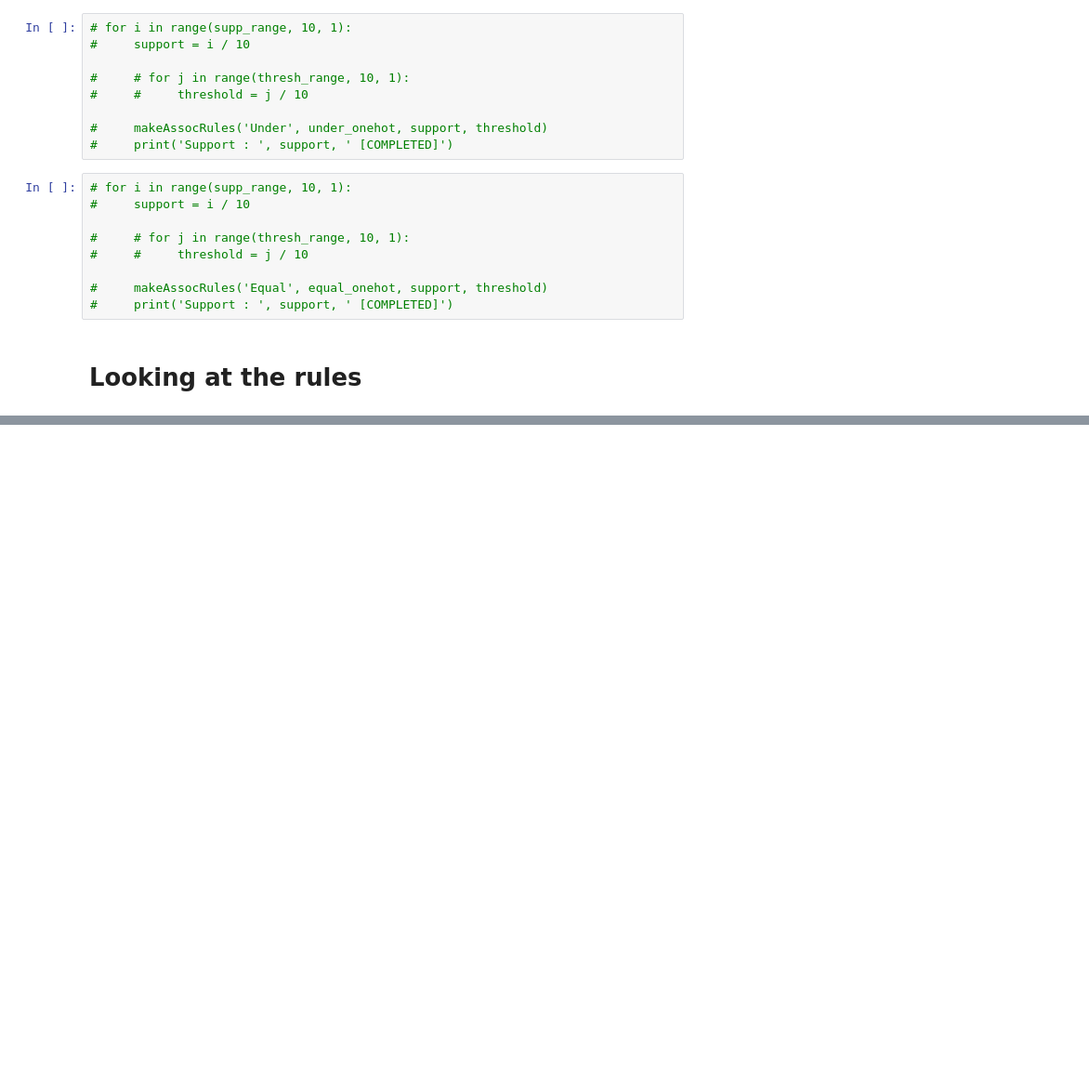
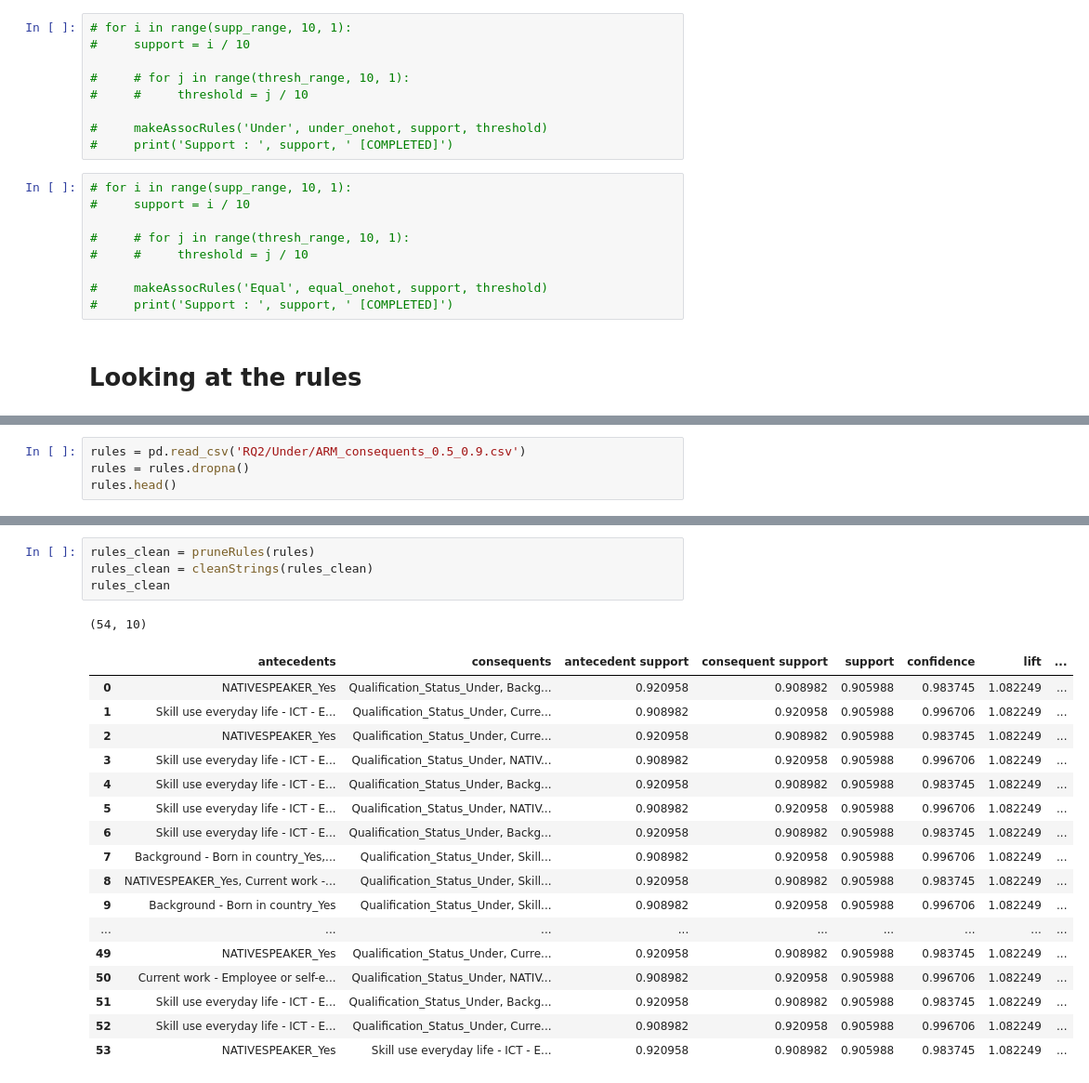
Before and after one commit to pokkyy/FYP-SkillAnalytics, a Jupyter notebook: PIAAC_RO2.ipynb, the cells around one changed output, grey strips where cells are left out. Shown at 93% size. Cells and saved outputs as stored; diff of their text form; blank space fills up the shorter version.

```diff
--- a/PIAAC_RO2.ipynb
+++ b/PIAAC_RO2.ipynb
@@ -359,0 +540,4 @@ over_cons
+# %%
+rules = pd.read_csv('RQ2/Under/ARM_consequents_0.5_0.9.csv')
+rules = rules.dropna()
+rules.head()
@@ -359,0 +567,23 @@ over_cons
+# %%
+rules_clean = pruneRules(rules)
+rules_clean = cleanStrings(rules_clean)
+rules_clean
+# %% [output]
+(54, 10)
+|  | antecedents | consequents | antecedent support | consequent support | support | confidence | lift | ... |
+| 0 | NATIVESPEAKER_Yes | Qualification_Status_Under, Backg... | 0.920958 | 0.908982 | 0.905988 | 0.983745 | 1.082249 | ... |
+| 1 | Skill use everyday life - ICT - E... | Qualification_Status_Under, Curre... | 0.908982 | 0.920958 | 0.905988 | 0.996706 | 1.082249 | ... |
+| 2 | NATIVESPEAKER_Yes | Qualification_Status_Under, Curre... | 0.920958 | 0.908982 | 0.905988 | 0.983745 | 1.082249 | ... |
+| 3 | Skill use everyday life - ICT - E... | Qualification_Status_Under, NATIV... | 0.908982 | 0.920958 | 0.905988 | 0.996706 | 1.082249 | ... |
+| 4 | Skill use everyday life - ICT - E... | Qualification_Status_Under, Backg... | 0.920958 | 0.908982 | 0.905988 | 0.983745 | 1.082249 | ... |
+| 5 | Skill use everyday life - ICT - E... | Qualification_Status_Under, NATIV... | 0.908982 | 0.920958 | 0.905988 | 0.996706 | 1.082249 | ... |
+| 6 | Skill use everyday life - ICT - E... | Qualification_Status_Under, Backg... | 0.920958 | 0.908982 | 0.905988 | 0.983745 | 1.082249 | ... |
+| 7 | Background - Born in country_Yes,... | Qualification_Status_Under, Skill... | 0.908982 | 0.920958 | 0.905988 | 0.996706 | 1.082249 | ... |
+| 8 | NATIVESPEAKER_Yes, Current work -... | Qualification_Status_Under, Skill... | 0.920958 | 0.908982 | 0.905988 | 0.983745 | 1.082249 | ... |
+| 9 | Background - Born in country_Yes | Qualification_Status_Under, Skill... | 0.908982 | 0.920958 | 0.905988 | 0.996706 | 1.082249 | ... |
+| ... | ... | ... | ... | ... | ... | ... | ... | ... |
+| 49 | NATIVESPEAKER_Yes | Qualification_Status_Under, Curre... | 0.920958 | 0.908982 | 0.905988 | 0.983745 | 1.082249 | ... |
+| 50 | Current work - Employee or self-e... | Qualification_Status_Under, NATIV... | 0.908982 | 0.920958 | 0.905988 | 0.996706 | 1.082249 | ... |
+| 51 | Skill use everyday life - ICT - E... | Qualification_Status_Under, Backg... | 0.920958 | 0.908982 | 0.905988 | 0.983745 | 1.082249 | ... |
+| 52 | Skill use everyday life - ICT - E... | Qualification_Status_Under, Curre... | 0.908982 | 0.920958 | 0.905988 | 0.996706 | 1.082249 | ... |
+| 53 | NATIVESPEAKER_Yes | Skill use everyday life - ICT - E... | 0.920958 | 0.908982 | 0.905988 | 0.983745 | 1.082249 | ... |
```
Also changed, not shown: parts of 37 cells of this notebook.
